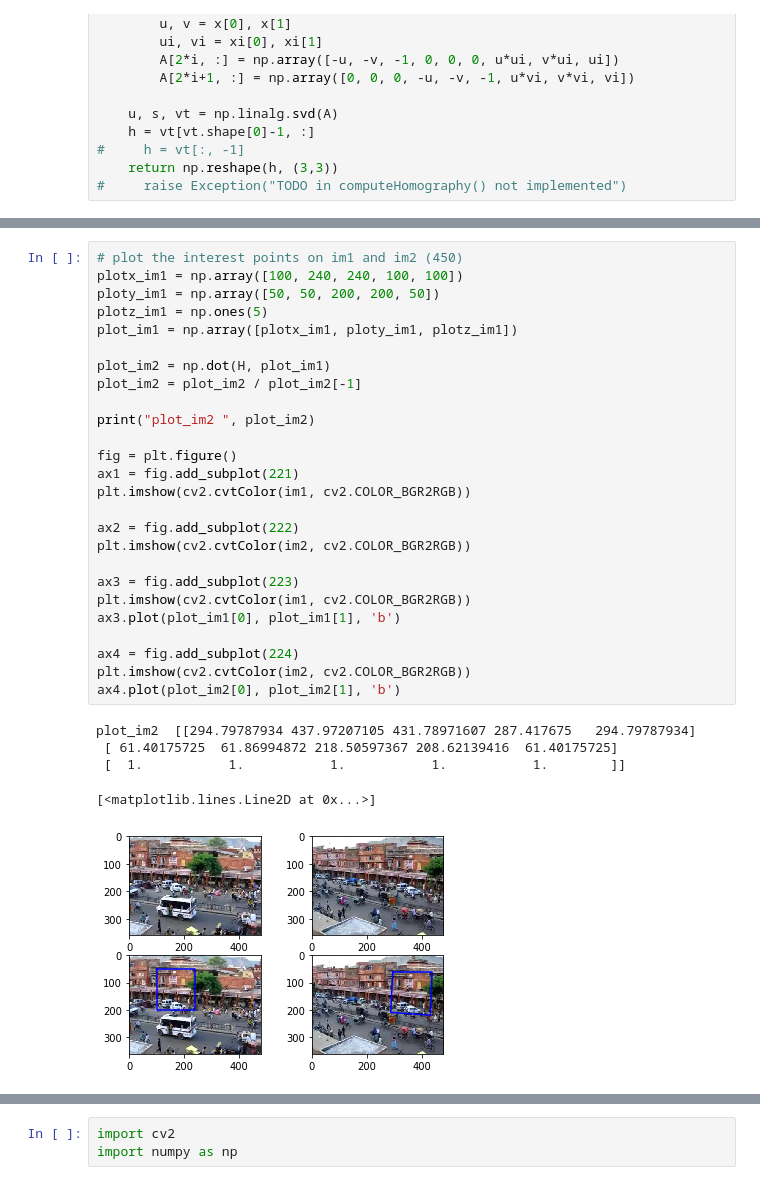
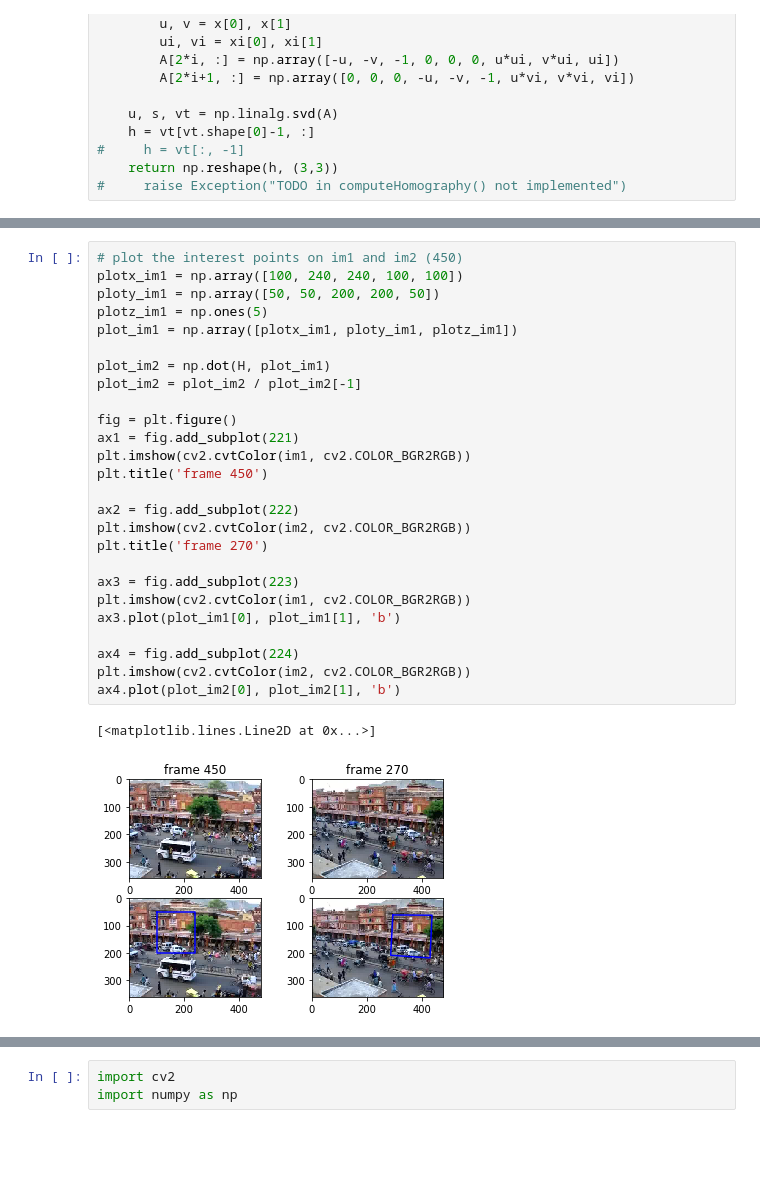
Before and after one commit to brs191/illinois, a Jupyter notebook: ComputationalPhotography/VideoStitchingProcessing/Project_5.ipynb, the cells around one changed output, grey strips where cells are left out. Saved outputs shown, nothing was run; the diff lists cells and outputs as text; blank space fills up the shorter version.

```diff
--- a/ComputationalPhotography/VideoStitchingProcessing/Project_5.ipynb
+++ b/ComputationalPhotography/VideoStitchingProcessing/Project_5.ipynb
@@ -154,35 +154,32 @@ best score: 153.000000
 # %%
 # plot the interest points on im1 and im2 (450)
 plotx_im1 = np.array([100, 240, 240, 100, 100])
 ploty_im1 = np.array([50, 50, 200, 200, 50])
 plotz_im1 = np.ones(5)
 plot_im1 = np.array([plotx_im1, ploty_im1, plotz_im1])
 
 plot_im2 = np.dot(H, plot_im1)
 plot_im2 = plot_im2 / plot_im2[-1]
 
-print("plot_im2 ", plot_im2)
-
 fig = plt.figure()
 ax1 = fig.add_subplot(221)
 plt.imshow(cv2.cvtColor(im1, cv2.COLOR_BGR2RGB))
+plt.title('frame 450')
 
 ax2 = fig.add_subplot(222)
 plt.imshow(cv2.cvtColor(im2, cv2.COLOR_BGR2RGB))
+plt.title('frame 270')
 
 ax3 = fig.add_subplot(223)
 plt.imshow(cv2.cvtColor(im1, cv2.COLOR_BGR2RGB))
 ax3.plot(plot_im1[0], plot_im1[1], 'b')
 
 ax4 = fig.add_subplot(224)
 plt.imshow(cv2.cvtColor(im2, cv2.COLOR_BGR2RGB))
 ax4.plot(plot_im2[0], plot_im2[1], 'b')
 # %% [output]
-plot_im2  [[294.79787934 437.97207105 431.78971607 287.417675   294.79787934]
- [ 61.40175725  61.86994872 218.50597367 208.62139416  61.40175725]
- [  1.           1.           1.           1.           1.        ]]
+[<matplotlib.lines.Line2D at 0x...>]
-[<matplotlib.lines.Line2D at 0x...>]
-[figure, old version]
+[figure, new version]
 # %%
 ## Example usage of cv2.warpPerspective
 ## Tips:
```
Also changed, not shown: parts of 4 cells of this notebook.
